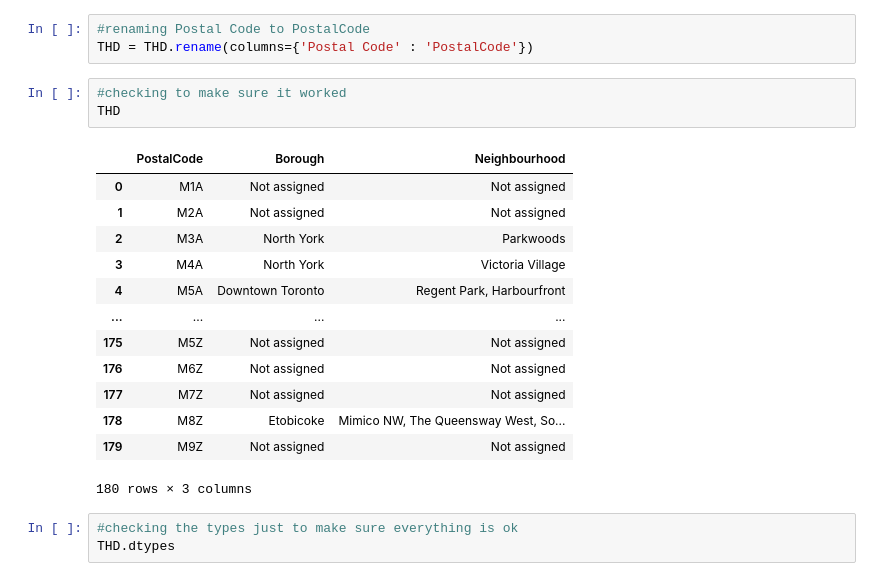
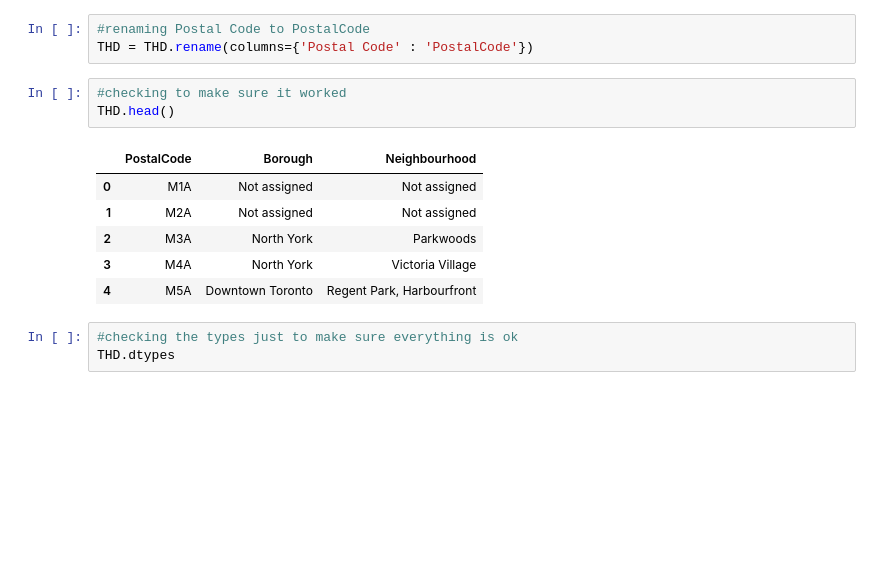
Before and after one commit to perrottcj/Coursera_Capstone, a Jupyter notebook: Capstone Project Notebook.ipynb, the cells around one changed output. Drawn from its saved outputs; the diff is of its cells as text; blank space fills up the shorter version.

```diff
--- a/Capstone Project Notebook.ipynb
+++ b/Capstone Project Notebook.ipynb
@@ -46,21 +46,14 @@ THD.shape
 THD = THD.rename(columns={'Postal Code' : 'PostalCode'})
 # %%
 #checking to make sure it worked
-THD
+THD.head()
 # %% [output]
 |  | PostalCode | Borough | Neighbourhood |
 | 0 | M1A | Not assigned | Not assigned |
 | 1 | M2A | Not assigned | Not assigned |
 | 2 | M3A | North York | Parkwoods |
 | 3 | M4A | North York | Victoria Village |
 | 4 | M5A | Downtown Toronto | Regent Park, Harbourfront |
-| ... | ... | ... | ... |
-| 175 | M5Z | Not assigned | Not assigned |
-| 176 | M6Z | Not assigned | Not assigned |
-| 177 | M7Z | Not assigned | Not assigned |
-| 178 | M8Z | Etobicoke | Mimico NW, The Queensway West, So... |
-| 179 | M9Z | Not assigned | Not assigned |
-180 rows × 3 columns
 # %%
 #checking the types just to make sure everything is ok
 THD.dtypes
```
Also changed, not shown: parts of 6 cells of this notebook.
